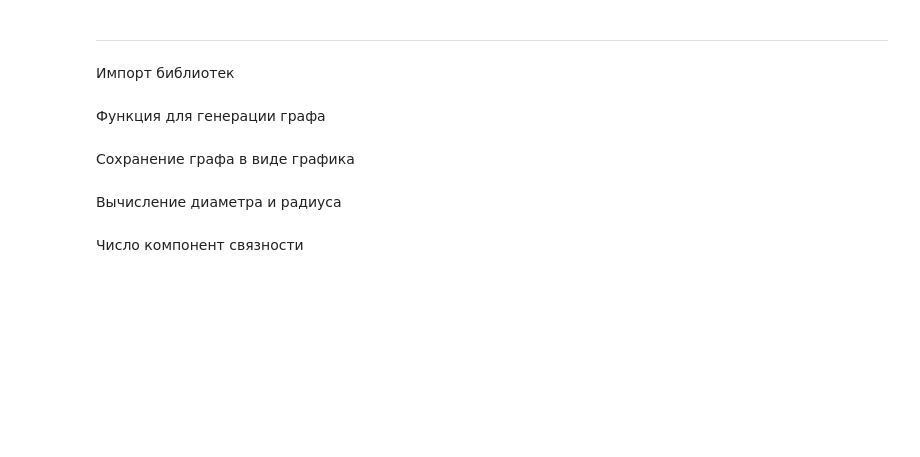
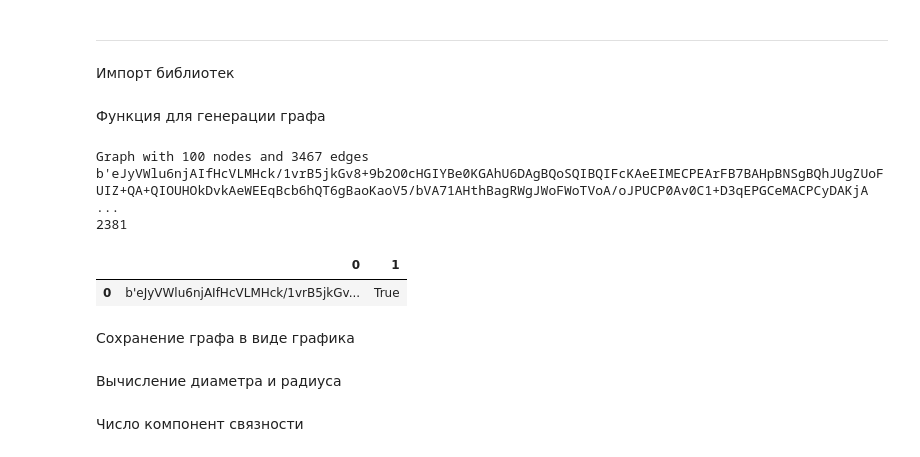
Before and after one commit to Fel1-of/wise-task-research, a Jupyter notebook: main.ipynb, the cells around one changed output. Cells and saved outputs as stored; diff of their text form; code cells hidden in the pictures; blank space fills up the shorter version.

```diff
--- a/main.ipynb
+++ b/main.ipynb
@@ -101,3 +104,38 @@ def generate_random_graph(num_nodes, edge_probability):
                 G.add_edge(i, j)
 
     return G
+# %%
+def encode_graph(G):
+    """
+    Кодирует граф в строку с помощью base64 и zlib.
+
+    :param G: Граф.
+    :return: Кодированный граф.
+    """
+    return base64.b64encode(zlib.compress("\n".join(nx.generate_adjlist(G, delimiter=' ')).encode("ascii")))
+
+
+def decode_graph(s):
+    """
+    Декодирует граф из строки закодированной с помощью base64 и zlib.
+
+    :param s: Кодированный граф.
+    :return: Граф.
+    """
+
+    return nx.parse_adjlist(zlib.decompress(base64.b64decode(s)).decode().split('\n'), nodetype=int)
+# %%
+G = generate_random_graph(100, 0.7)
+m = encode_graph(G)
+print(G)
+print(m)
+print(sys.getsizeof(m))
+
+df = pd.DataFrame([[m, True]])
+df
+# %% [output]
+Graph with 100 nodes and 3467 edges
+b'eJyVWlu6njAIfHcVLMHck/1vrB5jkGv8+9b2O0cHGIYBe0KGAhU6DAgBQoSQIBQIFcKAeEIMECPEArFB7BAHpBNSgBQhJUgZUoFUIZ+QA+QIOUHOkDvkAeWEEqBcb6hQT6gBaoKaoV5/bVA71AHthBagRWgJWoFWoTVoA/oJPUCP0Av0C1+D3qEPGCeMACPCyDAKjA ...
+2381
+|  | 0 | 1 |
+| 0 | b'eJyVWlu6njAIfHcVLMHck/1vrB5jkGv... | True |
```
Also changed, not shown: parts of 3 cells of this notebook.
